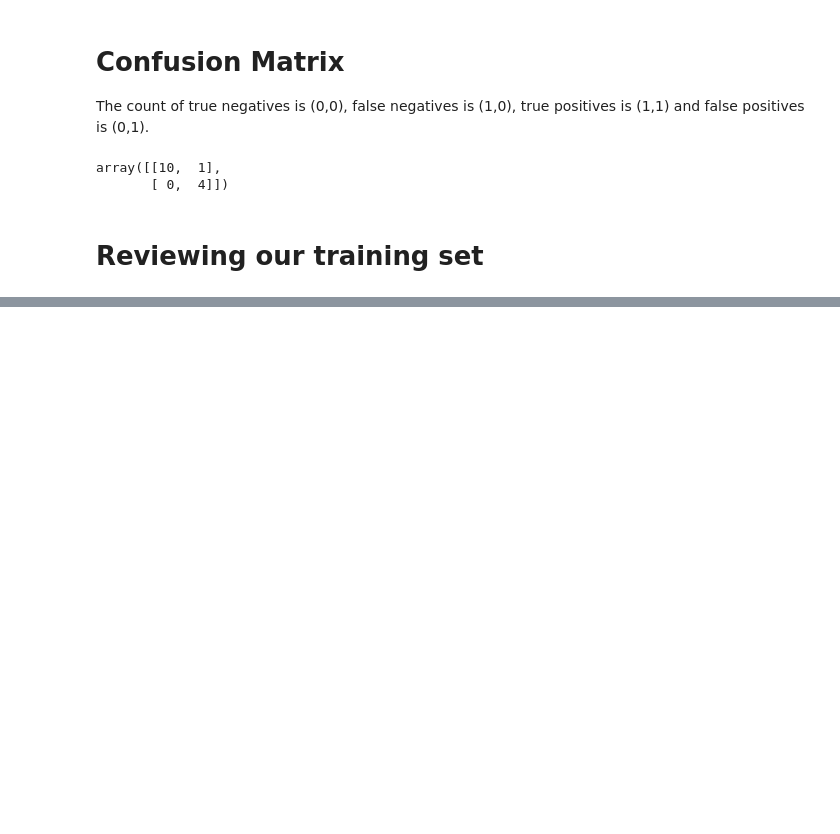
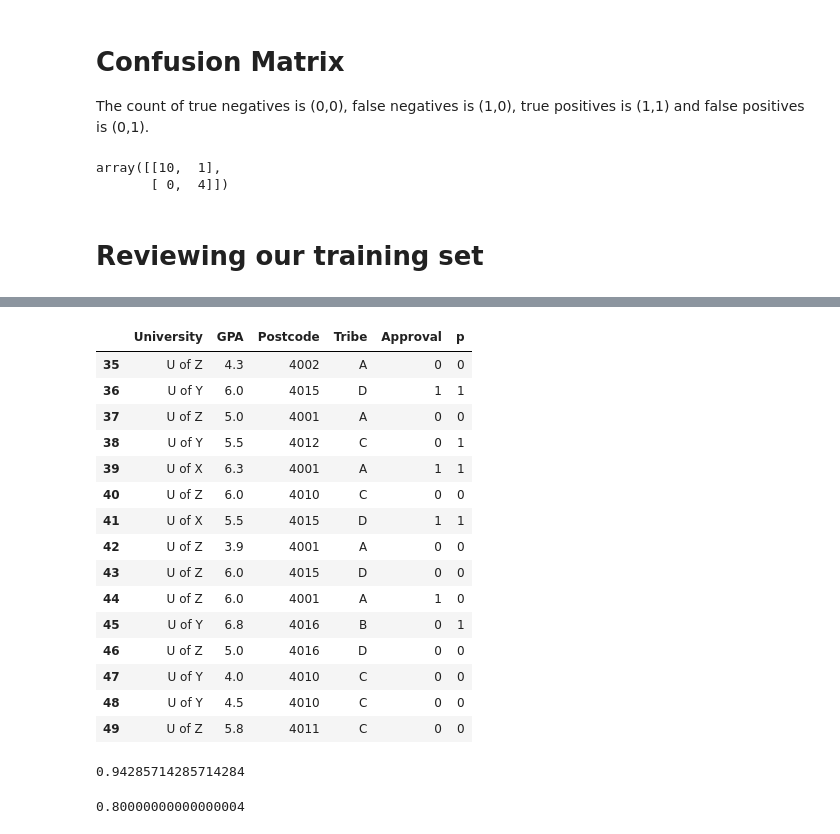
Before and after one commit to brookingcharlie/ml-dis, a Jupyter notebook: notebook.ipynb, the cells around one changed output, grey strips where cells are left out. Cells and saved outputs as stored; diff of their text form; code cells hidden in the pictures; blank space fills up the shorter version.

```diff
--- a/notebook.ipynb
+++ b/notebook.ipynb
@@ -184,0 +287,4 @@ pd.DataFrame({
+# %%
+def build_without_postcode(df):
+    return pd.concat([enc(df, 'University'), df['GPA']], axis=1)
+X, T = build_without_postcode(train), build_without_postcode(test)
@@ -184,0 +309,35 @@ pd.DataFrame({
+# %%
+from sklearn.ensemble import RandomForestClassifier
+clf = RandomForestClassifier(max_depth=5, random_state=0)
+clf.fit(X, train['Approval'])
+p = clf.predict(T)
+test_with_predictions = test.assign(p = p)
+# %%
+test_with_predictions
+# %% [output]
+|  | University | GPA | Postcode | Tribe | Approval | p |
+| 35 | U of Z | 4.3 | 4002 | A | 0 | 0 |
+| 36 | U of Y | 6.0 | 4015 | D | 1 | 1 |
+| 37 | U of Z | 5.0 | 4001 | A | 0 | 0 |
+| 38 | U of Y | 5.5 | 4012 | C | 0 | 1 |
+| 39 | U of X | 6.3 | 4001 | A | 1 | 1 |
+| 40 | U of Z | 6.0 | 4010 | C | 0 | 0 |
+| 41 | U of X | 5.5 | 4015 | D | 1 | 1 |
+| 42 | U of Z | 3.9 | 4001 | A | 0 | 0 |
+| 43 | U of Z | 6.0 | 4015 | D | 0 | 0 |
+| 44 | U of Z | 6.0 | 4001 | A | 1 | 0 |
+| 45 | U of Y | 6.8 | 4016 | B | 0 | 1 |
+| 46 | U of Z | 5.0 | 4016 | D | 0 | 0 |
+| 47 | U of Y | 4.0 | 4010 | C | 0 | 0 |
+| 48 | U of Y | 4.5 | 4010 | C | 0 | 0 |
+| 49 | U of Z | 5.8 | 4011 | C | 0 | 0 |
+# %%
+from sklearn.metrics import accuracy_score
+accuracy_score(train['Approval'], clf.predict(X))
+# %% [output]
+0.94285714285714284
+# %%
+from sklearn.metrics import accuracy_score
+accuracy_score(test['Approval'], p)
+# %% [output]
+0.80000000000000004
```
Also changed, not shown: parts of 18 cells of this notebook.
